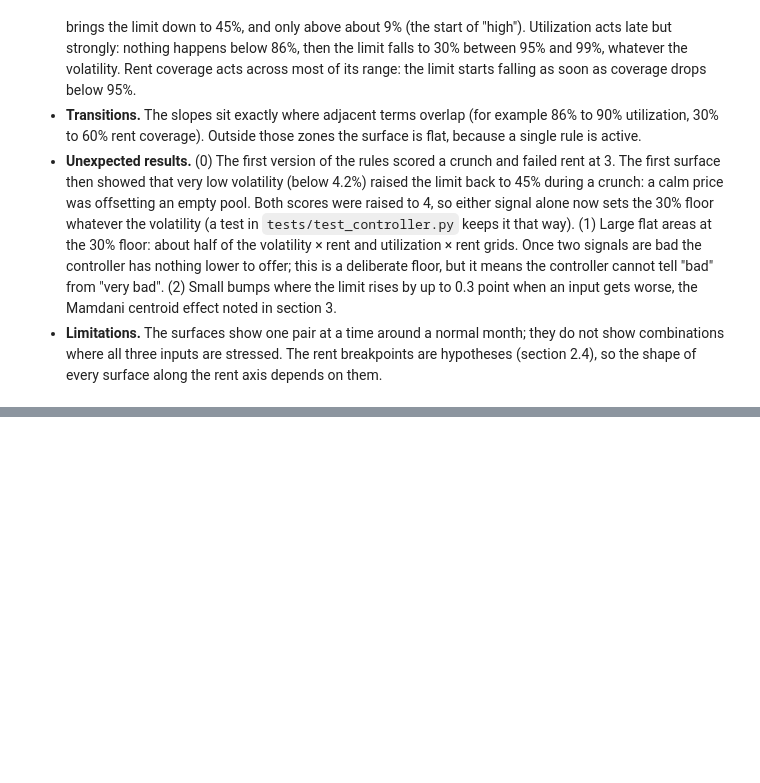
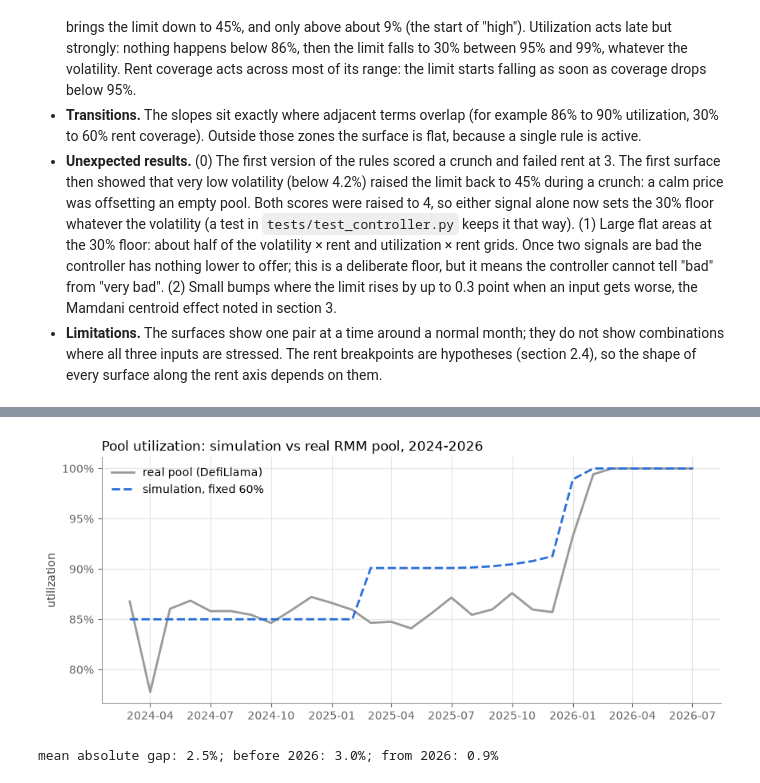
Before and after one commit to ChristopheAbelem/adaptive-ltv-rwa, a Jupyter notebook: 01_adaptive_ltv.ipynb, the cells around one changed output, grey strips where cells are left out. Cells and saved outputs as stored; diff of their text form; code cells hidden in the pictures; blank space fills up the shorter version.

Commit message:
Endogenous volatility, calibrated lender run, Merton futures and model check

```diff
--- a/01_adaptive_ltv.ipynb
+++ b/01_adaptive_ltv.ipynb
@@ -589,0 +692,16 @@ Utilization × rent coverage: limit at the 30% floor in 58% of the grid, at 60%
+# %%
+check = env.run(SCENARIOS[1], env.fixed_policy())
+real_util = util.reindex(check.index)
+fig, ax = plt.subplots()
+ax.plot(real_util.index, real_util, color="#9a9a9a", lw=2, label="real pool (DefiLlama)")
+ax.plot(check.index, check["utilization"], color=LINE, lw=2, ls="--", label="simulation, fixed 60%")
+pct_axis(ax.yaxis)
+ax.set_ylabel("utilization")
+ax.set_title("Pool utilization: simulation vs real RMM pool, 2024-2026", loc="left")
+ax.legend(frameon=False)
+plt.show()
+gap = (check["utilization"] - real_util).dropna()
+print(f"mean absolute gap: {gap.abs().mean():.1%}; before 2026: {gap.loc[:'2025-12'].abs().mean():.1%}; from 2026: {gap.loc['2026-01':].abs().mean():.1%}")
+# %% [output]
+[figure, added]
+mean absolute gap: 2.5%; before 2026: 3.0%; from 2026: 0.9%
```
Also changed, not shown: parts of 15 cells of this notebook, 5 other files.
